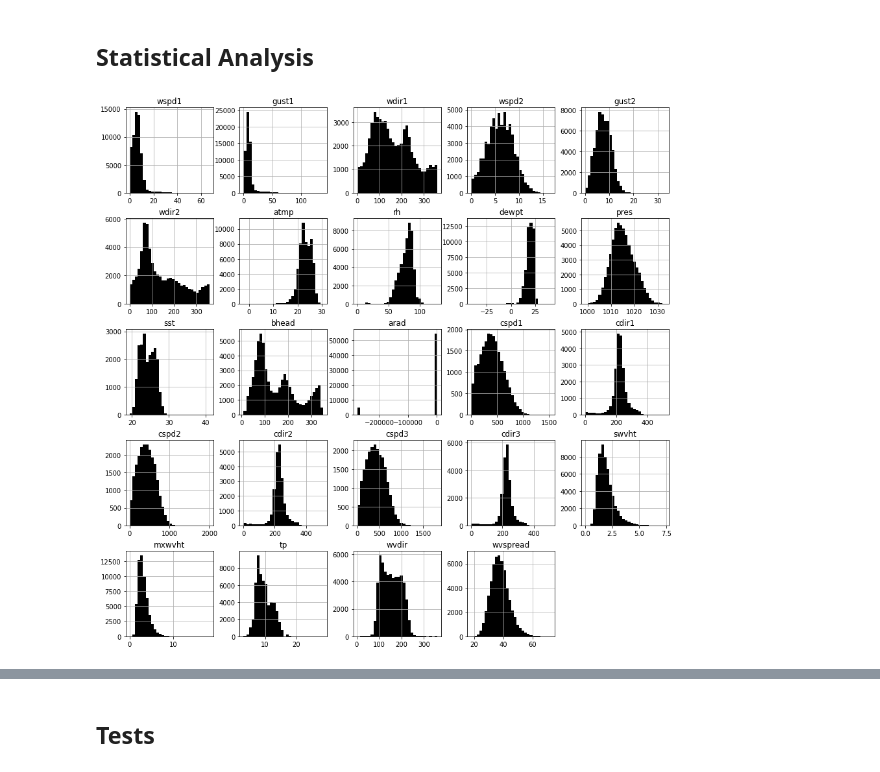
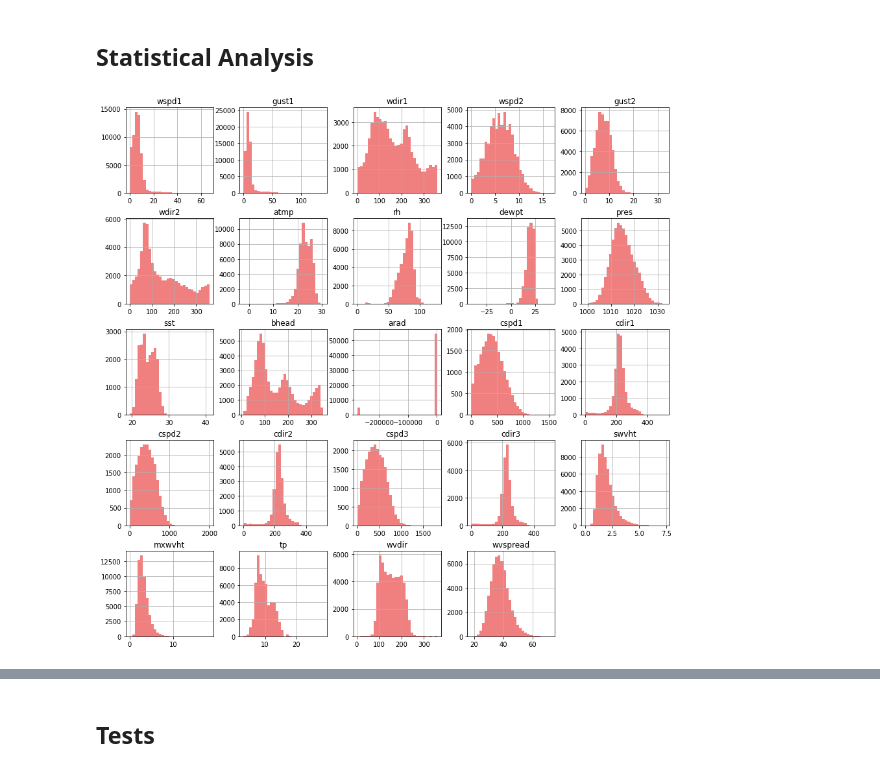
Before and after one commit to PNBOIA-Brasil/pnboia_qc, a Jupyter notebook: notebooks/limits_generation/santos_qc.ipynb, the cells around one changed output, grey strips where cells are left out. Drawn from its saved outputs; the diff is of its cells as text; code cells hidden in the pictures.

```diff
--- a/notebooks/limits_generation/santos_qc.ipynb
+++ b/notebooks/limits_generation/santos_qc.ipynb
@@ -33,16 +30,17 @@ os.chdir(data_path)
 buoys_df_raw = pd.read_csv('pnboia_raw_data.csv',parse_dates=True)
 buoys_df_raw['Datetime'] = pd.to_datetime(buoys_df_raw['Datetime'])
 buoys_df_raw.rename(columns={'humi':'rh', # variables temporarily renamed to match QCChecks limits naming
-                        'dewp':'dewpt',
-                        'wtmp':'sst',
-                        'cvel1':'cspd1',
-                        'cvel2':'cspd2',
-                        'cvel3':'cspd3',
-                        'wvht':'swvht',
-                        'wmax':'mxwvht',
-                        'dpd':'tp',
-                        'mwd':'wvdir',
-                        'spred':'wvspread'}, inplace=True)
+                            'dewp':'dewpt',
+                            'wtmp':'sst',
+                            'cvel1':'cspd1',
+                            'cvel2':'cspd2',
+                            'cvel3':'cspd3',
+                            'wvht':'swvht',
+                            'wmax':'mxwvht',
+                            'dpd':'tp',
+                            'mwd':'wvdir',
+                            'spred':'wvspread',
+                            'arad':'srad'}, inplace=True)
 buoys_df_raw.drop(columns=['lat','lon'],inplace=True)
 
 names = {'cf':'cabofrio',
@@ -62,5 +60,8 @@ buoys_df_raw.set_index(['buoy','Datetime'], inplace=True)
 
 # Limits from pnboia_limits_tests.py
 santos_lims = pnboia_limits_tests.santos
+
+# santos data
+santos = buoys_df_raw.loc['santos']
 # %% [markdown]
 ## Statistical Analysis
@@ -69,4 +68,4 @@ santos = buoys_df_raw.loc['santos']
 # %%
-santos.drop(columns='battery').hist(figsize=(15,15),bins=30,color='k');
+santos.drop(columns='battery').hist(figsize=(15,15),bins=30,color='lightcoral');
 # %% [output]
-[figure, old version]
+[figure, new version]
```
Also changed, not shown: parts of 17 cells of this notebook.
